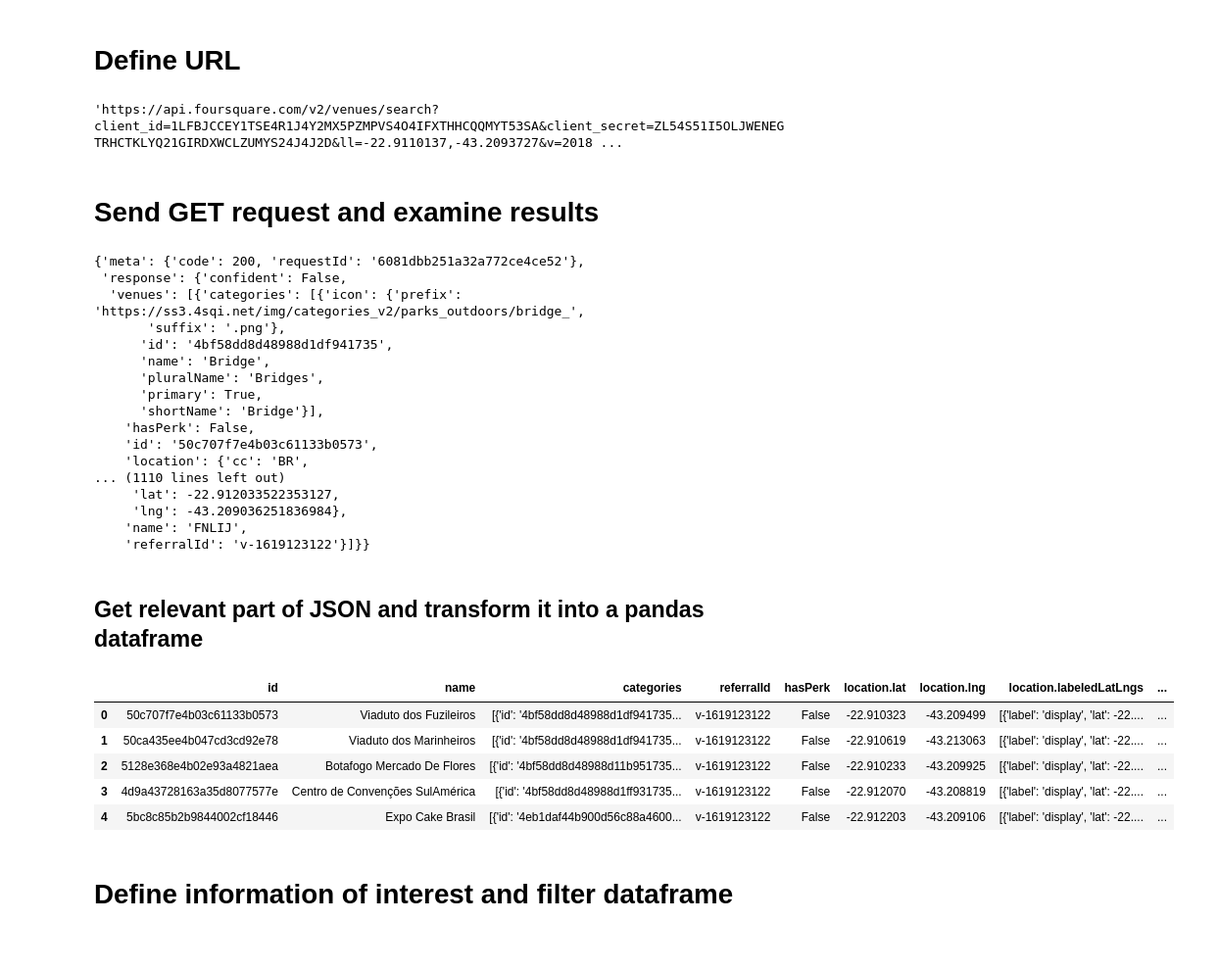
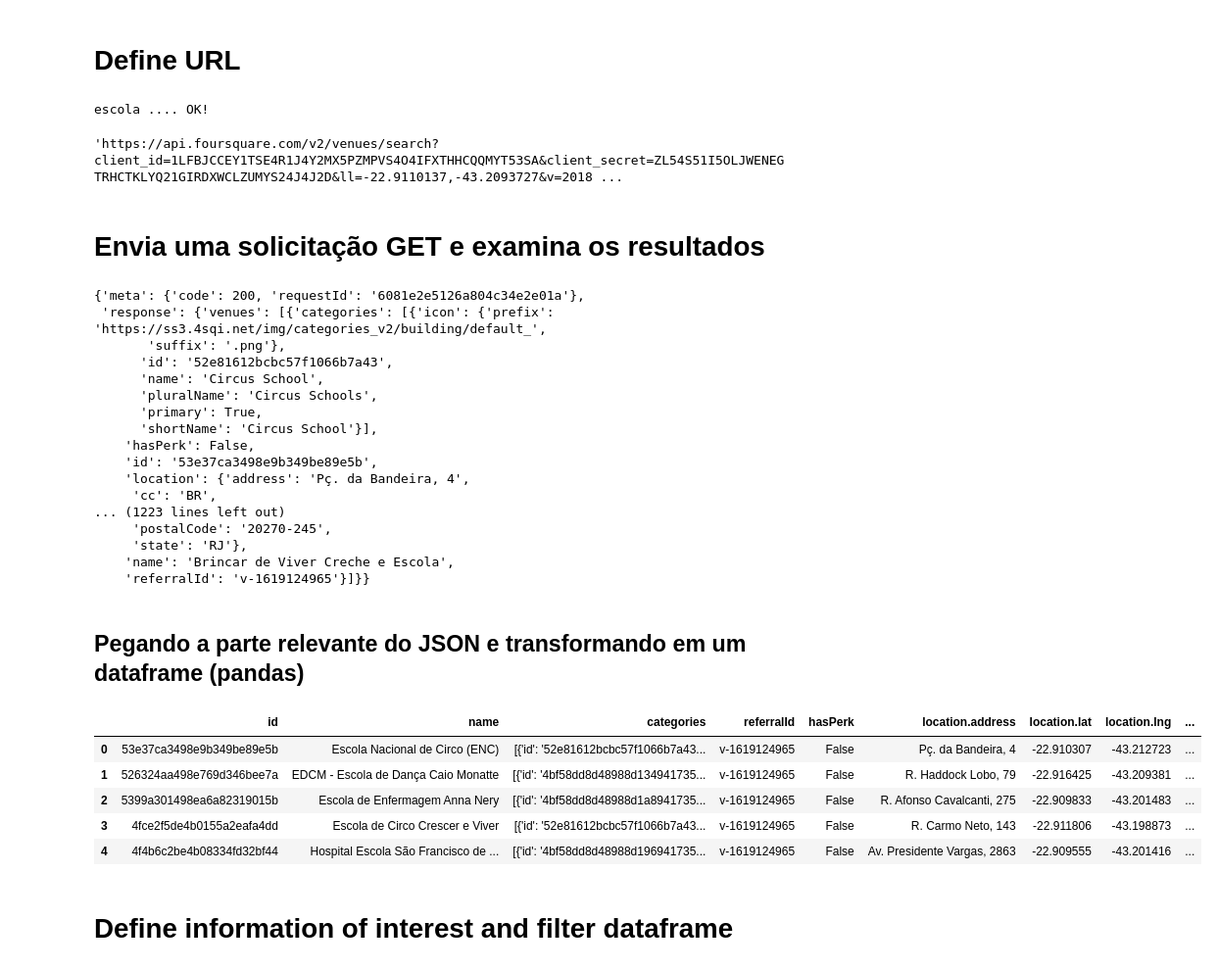
Before and after one commit to SamiraHabib/Coursera_Capstone, a Jupyter notebook: Coursera_Capstone.ipynb, the cells around one changed output. Shown: that part at 98% size. Drawn from its saved outputs; the diff is of its cells as text; code cells hidden in the pictures.

```diff
--- a/Coursera_Capstone.ipynb
+++ b/Coursera_Capstone.ipynb
@@ -92,52 +79,52 @@ High School .... OK!
 # %% [markdown]
 # Define URL #
 # %%
-url = 'https://api.foursquare.com/v2/venues/search?client_id={}&client_secret={}&ll={},{}&v={}&radius={}&limit={}'.format(CLIENT_ID, CLIENT_SECRET, latitude, longitude, VERSION, radius, LIMIT)
+search_query = 'escola'
+radius = 1500
+print(search_query + ' .... OK!')
+url = 'https://api.foursquare.com/v2/venues/search?client_id={}&client_secret={}&ll={},{}&v={}&query={}&radius={}&limit={}'.format(CLIENT_ID, CLIENT_SECRET, latitude, longitude, VERSION, search_query, radius, LIMIT)
 url
-#definir com:
-#https://api.foursquare.com/v2/venues/explore?client_id=CLIENT_ID&client_secret=CLIENT_SECRET&ll=LATITUDE,LONGITUDE&v=VERSION&limit=LIMIT
 # %% [output]
-'https://api.foursquare.com/v2/venues/search?client_id=1LFBJCCEY1TSE4R1J4Y2MX5PZMPVS4O4IFXTHHCQQMYT53SA&client_secret=ZL54S51I5OLJWENEGTRHCTKLYQ21GIRDXWCLZUMYS24J4J2D&ll=-22.9110137,-43.2093727&v=2018 ...
+escola .... OK!
+'https://api.foursquare.com/v2/venues/search?client_id=1LFBJCCEY1TSE4R1J4Y2MX5PZMPVS4O4IFXTHHCQQMYT53SA&client_secret=ZL54S51I5OLJWENEGTRHCTKLYQ21GIRDXWCLZUMYS24J4J2D&ll=-22.9110137,-43.2093727&v=2018 ...
-# %% [markdown]
-# Send GET request and examine results #
+# %% [markdown]
+# Envia uma solicitação GET e examina os resultados #
 # %%
 import requests
 results = requests.get(url).json()
 results
 # %% [output]
-{'meta': {'code': 200, 'requestId': '6081dbb251a32a772ce4ce52'},
- 'response': {'confident': False,
-  'venues': [{'categories': [{'icon': {'prefix': 'https://ss3.4sqi.net/img/categories_v2/parks_outdoors/bridge_',
+{'meta': {'code': 200, 'requestId': '6081e2e5126a804c34e2e01a'},
+ 'response': {'venues': [{'categories': [{'icon': {'prefix': 'https://ss3.4sqi.net/img/categories_v2/building/default_',
        'suffix': '.png'},
-      'id': '4bf58dd8d48988d1df941735',
-      'name': 'Bridge',
-      'pluralName': 'Bridges',
+      'id': '52e81612bcbc57f1066b7a43',
+      'name': 'Circus School',
+      'pluralName': 'Circus Schools',
       'primary': True,
-      'shortName': 'Bridge'}],
+      'shortName': 'Circus School'}],
     'hasPerk': False,
-    'id': '50c707f7e4b03c61133b0573',
-    'location': {'cc': 'BR',
-... (1110 lines left out)
-     'lat': -22.912033522353127,
-     'lng': -43.209036251836984},
-    'name': 'FNLIJ',
-    'referralId': 'v-1619123122'}]}}
+    'id': '53e37ca3498e9b349be89e5b',
+    'location': {'address': 'Pç. da Bandeira, 4',
+     'cc': 'BR',
+... (1223 lines left out)
+     'postalCode': '20270-245',
+     'state': 'RJ'},
+    'name': 'Brincar de Viver Creche e Escola',
+    'referralId': 'v-1619124965'}]}}
-# %% [markdown]
-## Get relevant part of JSON and transform it into a pandas dataframe ##
+# %% [markdown]
+## Pegando a parte relevante do JSON e transformando em um dataframe (pandas) ##
 # %%
-# assign relevant part of JSON to venues
+#transformando em dataframe
 venues = results['response']['venues']
-
-# tranform venues into a dataframe
-dataframe = json_normalize(venues)
-dataframe.head()
+df_school = json_normalize(venues)
+df_school.head()
 # %% [output]
-|  | id | name | categories | referralId | hasPerk | location.lat | location.lng | location.labeledLatLngs | ... |
-| 0 | 50c707f7e4b03c61133b0573 | Viaduto dos Fuzileiros | [{'id': '4bf58dd8d48988d1df941735... | v-1619123122 | False | -22.910323 | -43.209499 | [{'label': 'display', 'lat': -22.... | ... |
-| 1 | 50ca435ee4b047cd3cd92e78 | Viaduto dos Marinheiros | [{'id': '4bf58dd8d48988d1df941735... | v-1619123122 | False | -22.910619 | -43.213063 | [{'label': 'display', 'lat': -22.... | ... |
-| 2 | 5128e368e4b02e93a4821aea | Botafogo Mercado De Flores | [{'id': '4bf58dd8d48988d11b951735... | v-1619123122 | False | -22.910233 | -43.209925 | [{'label': 'display', 'lat': -22.... | ... |
-| 3 | 4d9a43728163a35d8077577e | Centro de Convenções SulAmérica | [{'id': '4bf58dd8d48988d1ff931735... | v-1619123122 | False | -22.912070 | -43.208819 | [{'label': 'display', 'lat': -22.... | ... |
-| 4 | 5bc8c85b2b9844002cf18446 | Expo Cake Brasil | [{'id': '4eb1daf44b900d56c88a4600... | v-1619123122 | False | -22.912203 | -43.209106 | [{'label': 'display', 'lat': -22.... | ... |
+|  | id | name | categories | referralId | hasPerk | location.address | location.lat | location.lng | ... |
+| 0 | 53e37ca3498e9b349be89e5b | Escola Nacional de Circo (ENC) | [{'id': '52e81612bcbc57f1066b7a43... | v-1619124965 | False | Pç. da Bandeira, 4 | -22.910307 | -43.212723 | ... |
+| 1 | 526324aa498e769d346bee7a | EDCM - Escola de Dança Caio Monatte | [{'id': '4bf58dd8d48988d134941735... | v-1619124965 | False | R. Haddock Lobo, 79 | -22.916425 | -43.209381 | ... |
+| 2 | 5399a301498ea6a82319015b | Escola de Enfermagem Anna Nery | [{'id': '4bf58dd8d48988d1a8941735... | v-1619124965 | False | R. Afonso Cavalcanti, 275 | -22.909833 | -43.201483 | ... |
+| 3 | 4fce2f5de4b0155a2eafa4dd | Escola de Circo Crescer e Viver | [{'id': '52e81612bcbc57f1066b7a43... | v-1619124965 | False | R. Carmo Neto, 143 | -22.911806 | -43.198873 | ... |
+| 4 | 4f4b6c2be4b08334fd32bf44 | Hospital Escola São Francisco de ... | [{'id': '4bf58dd8d48988d196941735... | v-1619124965 | False | Av. Presidente Vargas, 2863 | -22.909555 | -43.201416 | ... |
 # %% [markdown]
 # Define information of interest and filter dataframe #
 # %%
```
Also changed, not shown: parts of 22 cells of this notebook.
